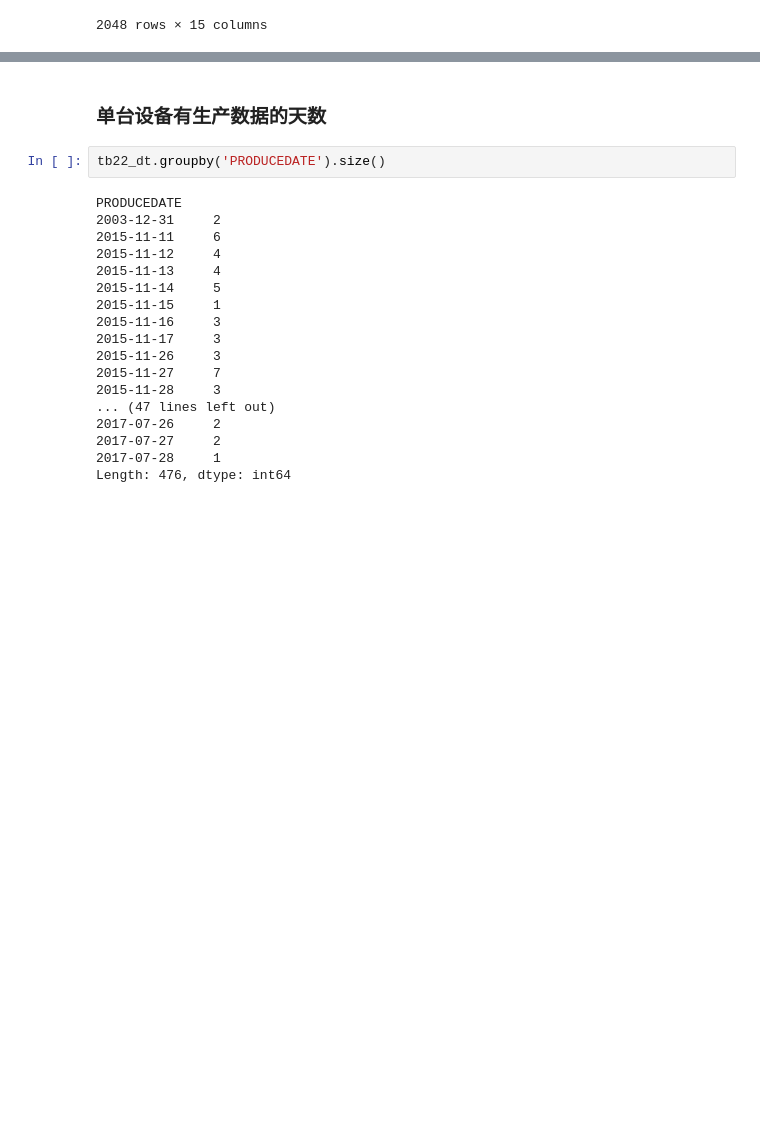
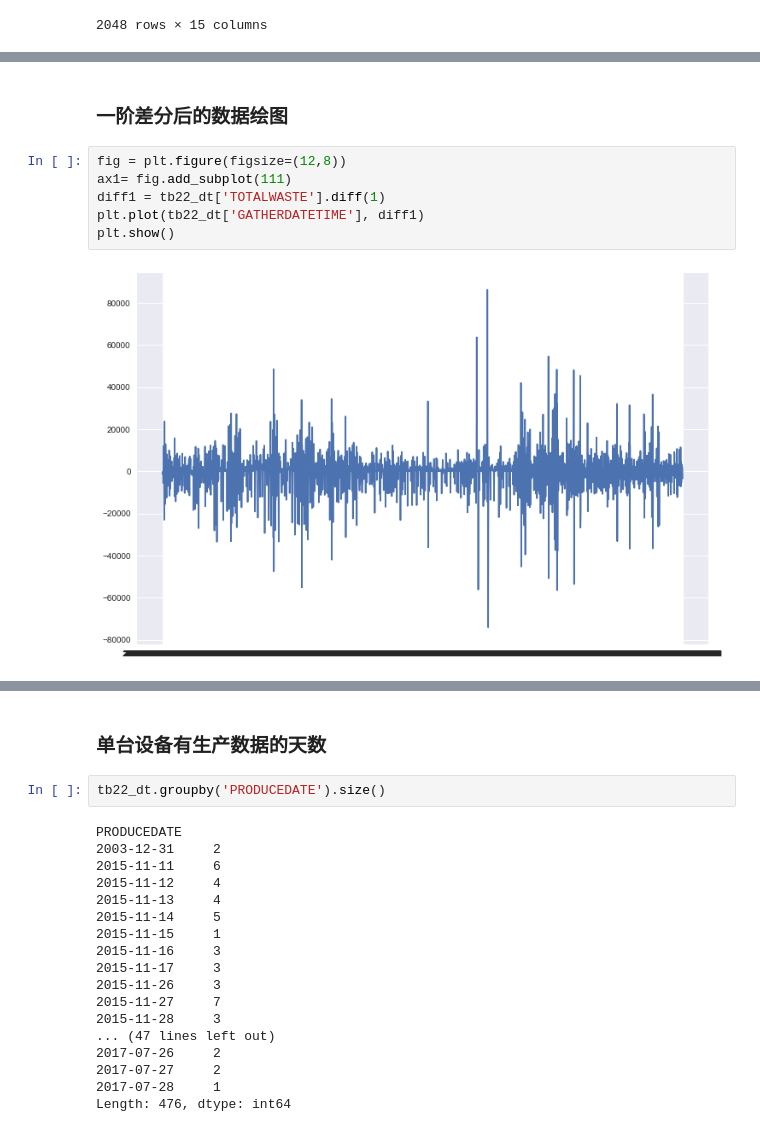
Before and after one commit to zzhhoubin/pydata, a Jupyter notebook: datasets/ncicbj/数据分析.ipynb, the cells around one changed output, grey strips where cells are left out. Cells and saved outputs as stored; diff of their text form; blank space fills up the shorter version.

```diff
--- a/datasets/ncicbj/数据分析.ipynb
+++ b/datasets/ncicbj/数据分析.ipynb
@@ -253,0 +260,10 @@ tb22_dt
+# %% [markdown]
+### 一阶差分后的数据绘图
+# %%
+fig = plt.figure(figsize=(12,8))
+ax1= fig.add_subplot(111)
+diff1 = tb22_dt['TOTALWASTE'].diff(1)
+plt.plot(tb22_dt['GATHERDATETIME'], diff1)
+plt.show()
+# %% [output]
+[figure, added]
```
Also changed, not shown: parts of 59 cells of this notebook.
